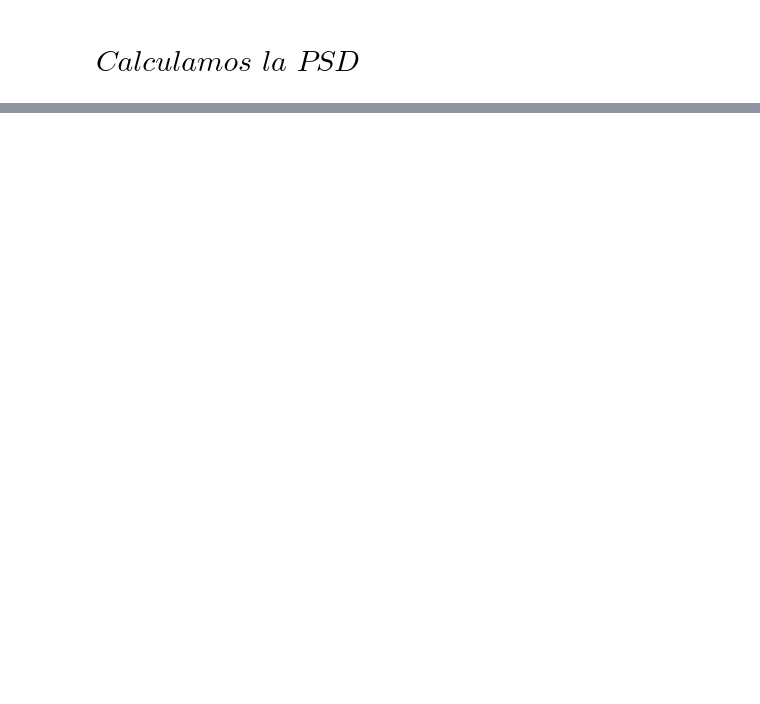
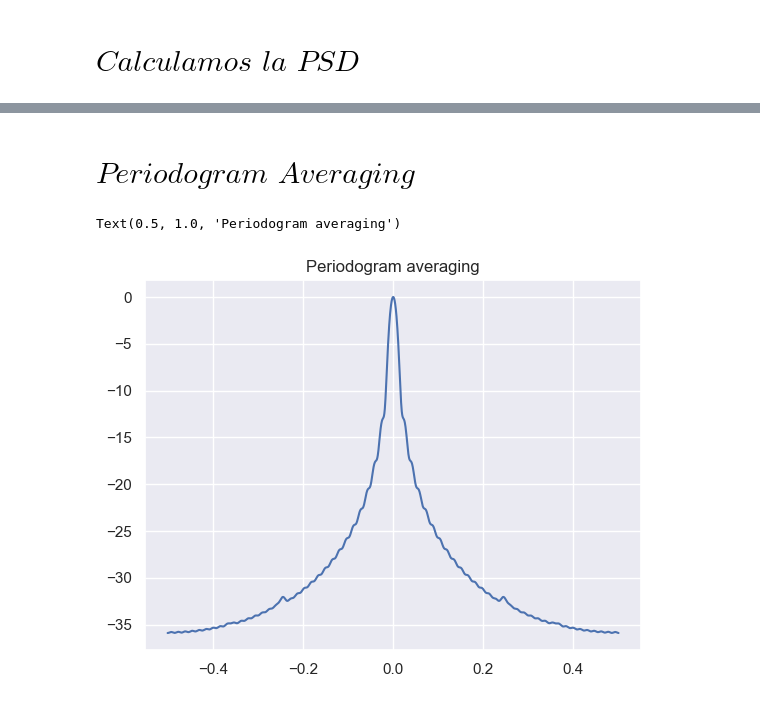
Before and after one commit to GonzaLinares/PASA_TP1, a Jupyter notebook: main.ipynb, the cells around one changed output, grey strips where cells are left out. Drawn from its saved outputs; the diff is of its cells as text; code cells hidden in the pictures; blank space fills up the shorter version.

```diff
--- a/main.ipynb
+++ b/main.ipynb
@@ -129,0 +176,11 @@ plt.plot(PSD(currWindow))
+# %% [markdown]
+# $\textit{Periodogram Averaging}$
+# %%
+A = np.sum(PSDs, axis=0)
+freq = np.linspace(-0.5, 0.5, len(A))
+response = 20 * np.log10(np.abs((A / abs(A).max())))
+plt.plot(freq, response)
+plt.title("Periodogram averaging")
+# %% [output]
+Text(0.5, 1.0, 'Periodogram averaging')
+[figure, added]
```
Also changed, not shown: parts of 13 cells of this notebook.
